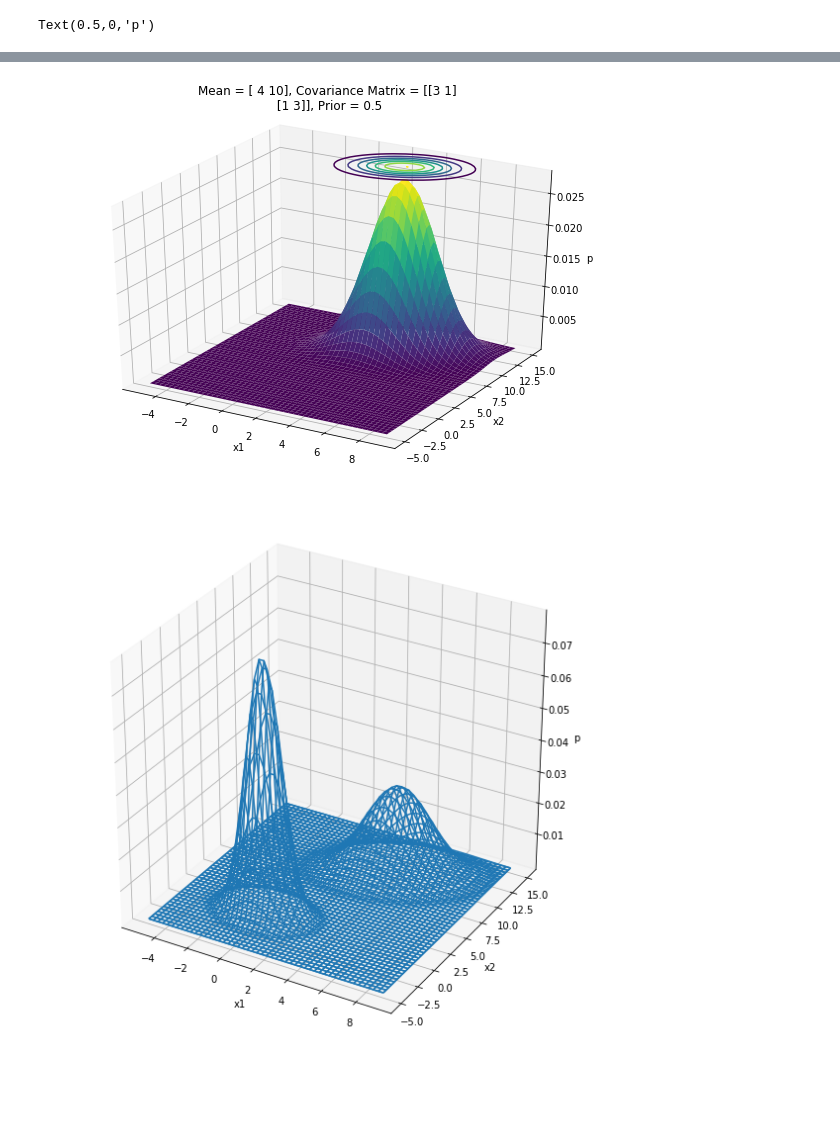
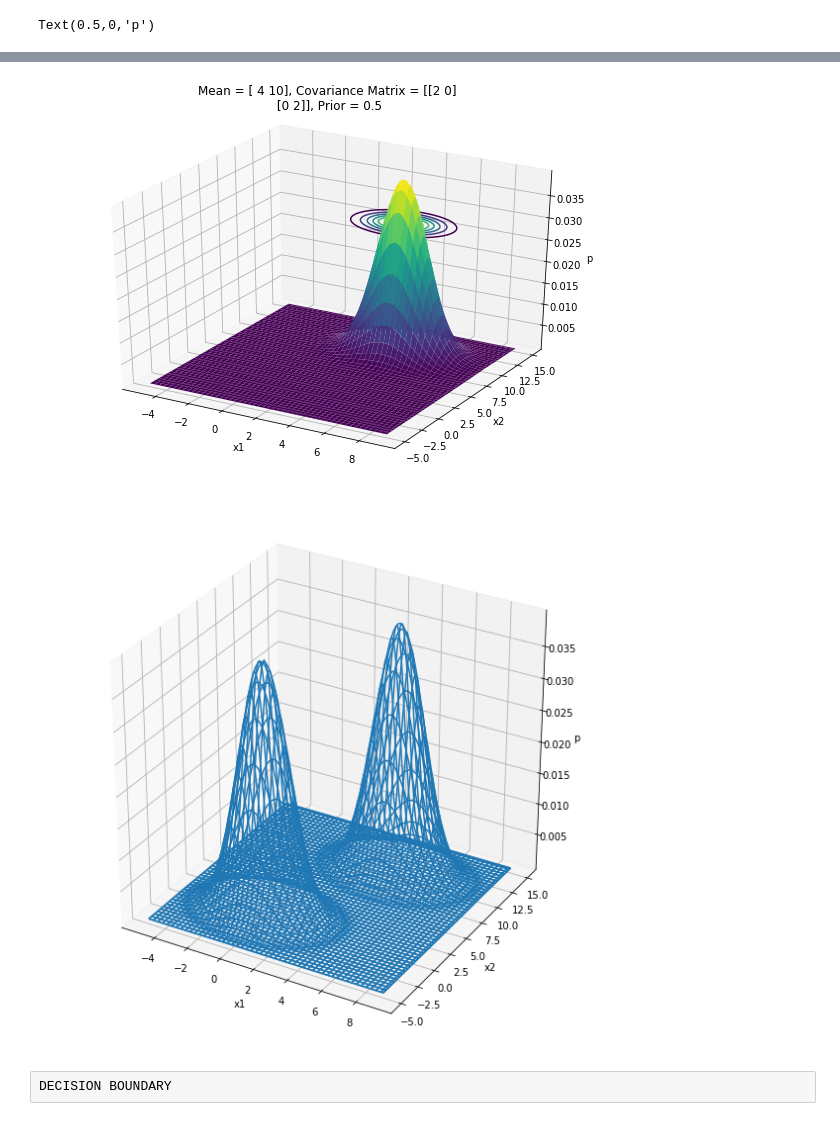
Before and after one commit to bhavi289/Plotting-Multivariate-Normal-Distribution, a Jupyter notebook: MultivariateNormalDistribution.ipynb, the cells around one changed output, grey strips where cells are left out. Drawn from its saved outputs; the diff is of its cells as text; code cells hidden in the pictures; blank space fills up the shorter version.

Commit message:
added Decision boundary

```diff
--- a/MultivariateNormalDistribution.ipynb
+++ b/MultivariateNormalDistribution.ipynb
@@ -27,8 +36,8 @@ def g(mu, cov, prior, pos):
 #     ax.set_ylabel('x2')
 #     ax.set_zlabel('p')
 # %%
-x = np.linspace(-5, 9, 50)
-y = np.linspace(-5, 15, 50)
+x = np.linspace(-5, 9, 100)
+y = np.linspace(-5, 15, 100)
 
 X, Y = np.meshgrid(x, y)
 pos = np.dstack((X, Y))
@@ -38,8 +47,8 @@ d = 2
 mu_1 = np.array([0, 0])
 mu_2 = np.array([4, 10])
 
-cov_1 = np.array([[1, 0], [0,1]])
-cov_2 = np.array([[3, 1], [1,3]])
+cov_1 = np.array([[2, 0], [0,2]])
+cov_2 = np.array([[2, 0], [0,2]])
 
 prior_1 = 0.5
 prior_2 = 0.5
@@ -64,5 +73,10 @@ ax.plot_wireframe(X, Y, Z2)
 ax.set_xlabel('x1')
 ax.set_ylabel('x2')
 ax.set_zlabel('p')
+
+
+
+
+# ax.set_zlabel('p')
 # %% [output]
 Text(0.5,0,'p')
@@ -70,2 +84,4 @@ Text(0.5,0,'p')
-[figure, old version]
+[figure, new version]
-[figure, old version]
+[figure, new version]
+# %% [raw]
+DECISION BOUNDARY
```
Also changed, not shown: parts of 3 cells of this notebook.
